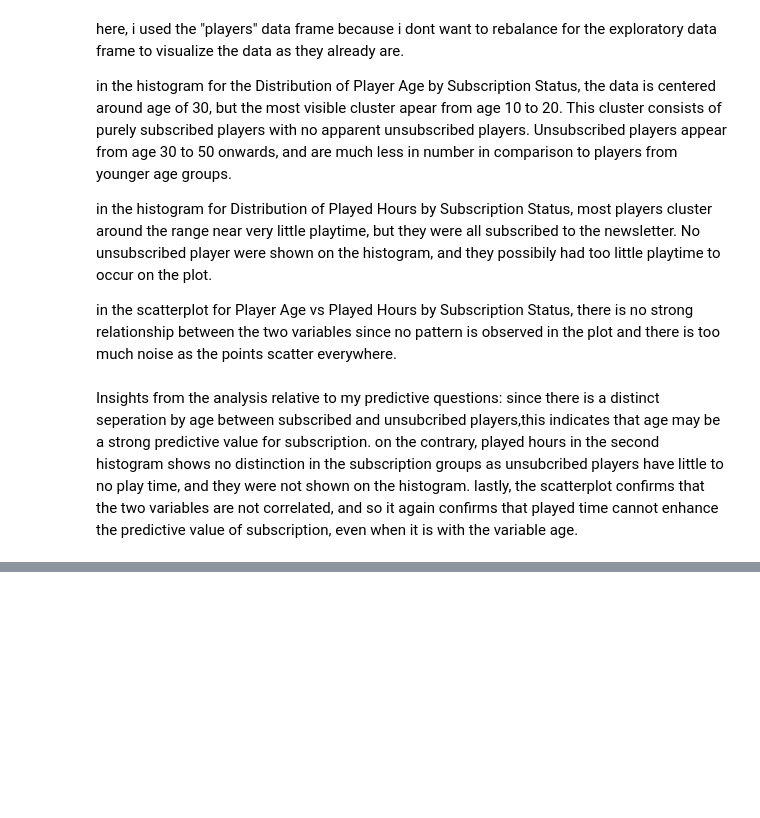
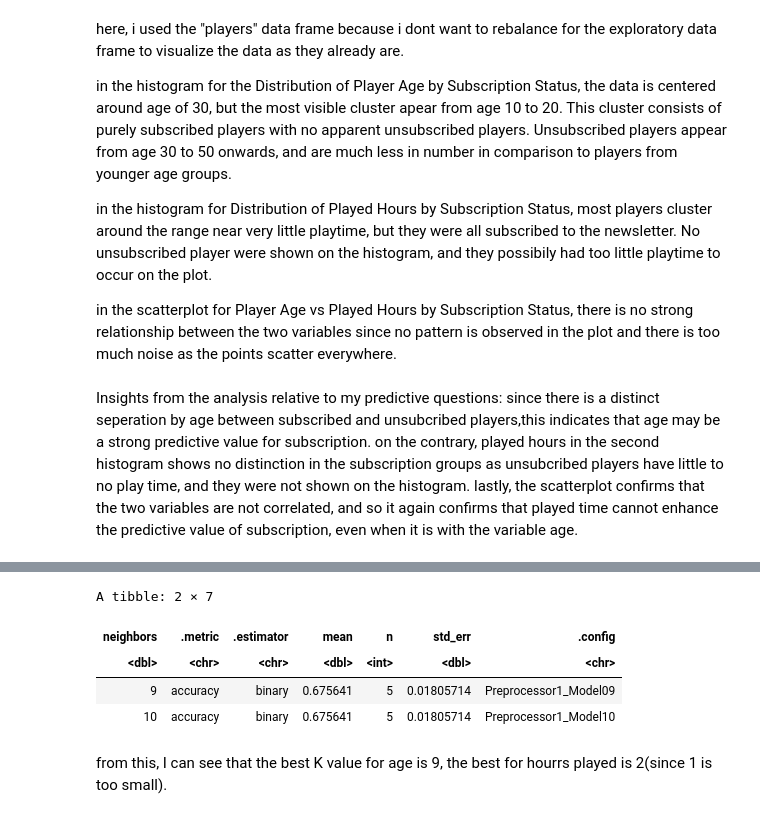
Before and after one commit to wwu0716/nick-project-, a Jupyter notebook: project_original.ipynb, the cells around one changed output, grey strips where cells are left out. Saved outputs shown, nothing was run; the diff lists cells and outputs as text; code cells hidden in the pictures; blank space fills up the shorter version.

```diff
--- a/project_original.ipynb
+++ b/project_original.ipynb
@@ -204,0 +236,18 @@ hours_recipe <- recipe(subscribe ~ played_hours, data = players_train) |>
+# %%
+#now I do the same for age
+age_result = workflow()|>
+add_recipe(age_recipe) |>
+add_model(subscribe_spec) |>
+ tune_grid(resamples = subscribe_vfold, grid = k_vals) |>
+  collect_metrics() |>
+  filter(.metric == "accuracy") |>
+slice_max(order_by = mean, n = 1)
+age_result
+# %% [output]
+A tibble: 2 × 7
+| neighbors | .metric | .estimator | mean | n | std_err | .config |
+| <dbl> | <chr> | <chr> | <dbl> | <int> | <dbl> | <chr> |
+| 9 | accuracy | binary | 0.675641 | 5 | 0.01805714 | Preprocessor1_Model09 |
+| 10 | accuracy | binary | 0.675641 | 5 | 0.01805714 | Preprocessor1_Model10 |
+# %% [markdown]
+from this, I can see that the best K value for age is 9, the best for hourrs played is 2(since 1 is too small).
```
Also changed, not shown: parts of 7 cells of this notebook, 1 other file.
